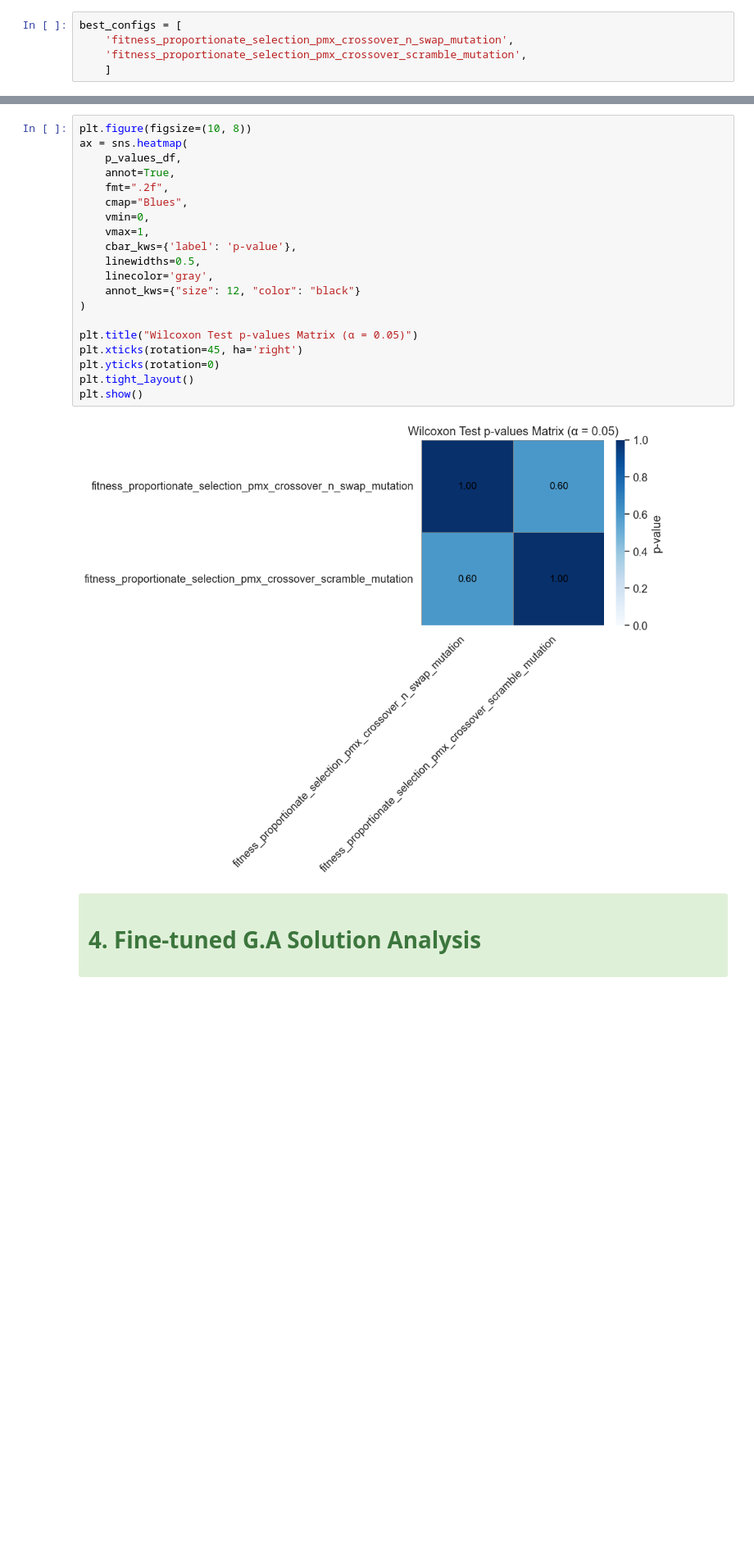
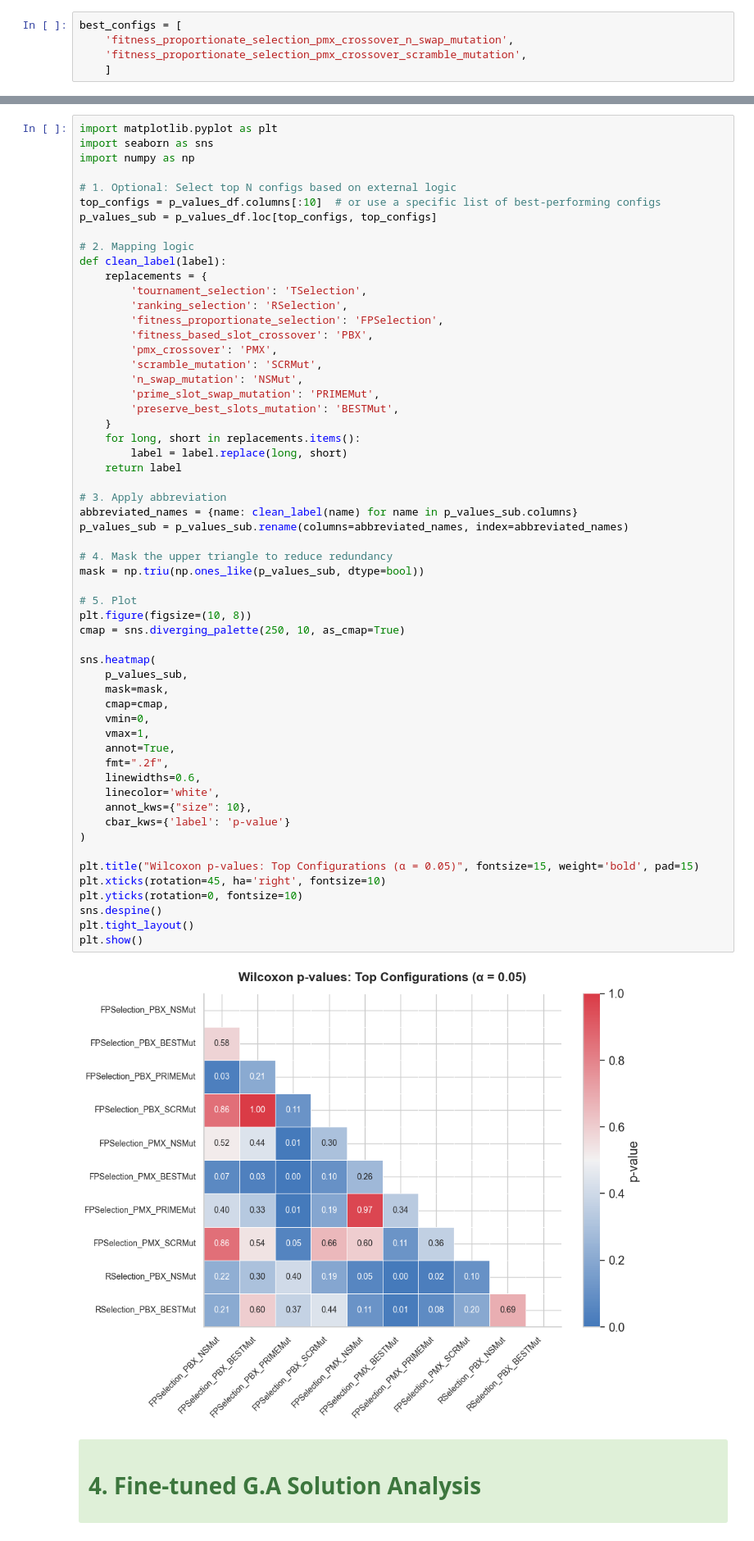
Before and after one commit to mgalao/computational-intelligence-for-optimization-project, a Jupyter notebook: notebooks_and_results/results_analysis.ipynb, the cells around one changed output, grey strips where cells are left out. Shown at 82% size. Drawn from its saved outputs; the diff is of its cells as text; blank space fills up the shorter version.

```diff
--- a/notebooks_and_results/results_analysis.ipynb
+++ b/notebooks_and_results/results_analysis.ipynb
@@ -414,23 +443,60 @@ Significant differences (True = p < 0.05):
 # %%
+import matplotlib.pyplot as plt
+import seaborn as sns
+import numpy as np
+
+# 1. Optional: Select top N configs based on external logic
+top_configs = p_values_df.columns[:10]  # or use a specific list of best-performing configs
+p_values_sub = p_values_df.loc[top_configs, top_configs]
+
+# 2. Mapping logic
+def clean_label(label):
+    replacements = {
+        'tournament_selection': 'TSelection',
+        'ranking_selection': 'RSelection',
+        'fitness_proportionate_selection': 'FPSelection',
+        'fitness_based_slot_crossover': 'PBX',
+        'pmx_crossover': 'PMX',
+        'scramble_mutation': 'SCRMut',
+        'n_swap_mutation': 'NSMut',
+        'prime_slot_swap_mutation': 'PRIMEMut',
+        'preserve_best_slots_mutation': 'BESTMut',
+    }
+    for long, short in replacements.items():
+        label = label.replace(long, short)
+    return label
+
+# 3. Apply abbreviation
+abbreviated_names = {name: clean_label(name) for name in p_values_sub.columns}
+p_values_sub = p_values_sub.rename(columns=abbreviated_names, index=abbreviated_names)
+
+# 4. Mask the upper triangle to reduce redundancy
+mask = np.triu(np.ones_like(p_values_sub, dtype=bool))
+
+# 5. Plot
 plt.figure(figsize=(10, 8))
-ax = sns.heatmap(
-    p_values_df,
+cmap = sns.diverging_palette(250, 10, as_cmap=True)
+
+sns.heatmap(
+    p_values_sub,
+    mask=mask,
+    cmap=cmap,
+    vmin=0,
+    vmax=1,
     annot=True,
     fmt=".2f",
-    cmap="Blues",
-    vmin=0,
-    vmax=1,
-    cbar_kws={'label': 'p-value'},
-    linewidths=0.5,
-    linecolor='gray',
-    annot_kws={"size": 12, "color": "black"}
+    linewidths=0.6,
+    linecolor='white',
+    annot_kws={"size": 10},
+    cbar_kws={'label': 'p-value'}
 )
 
-plt.title("Wilcoxon Test p-values Matrix (α = 0.05)")
-plt.xticks(rotation=45, ha='right')
-plt.yticks(rotation=0)
+plt.title("Wilcoxon p-values: Top Configurations (α = 0.05)", fontsize=15, weight='bold', pad=15)
+plt.xticks(rotation=45, ha='right', fontsize=10)
+plt.yticks(rotation=0, fontsize=10)
+sns.despine()
 plt.tight_layout()
 plt.show()
 # %% [output]
-[figure, old version]
+[figure, new version]
 # %% [markdown]
```
Also changed, not shown: parts of 12 cells of this notebook.
